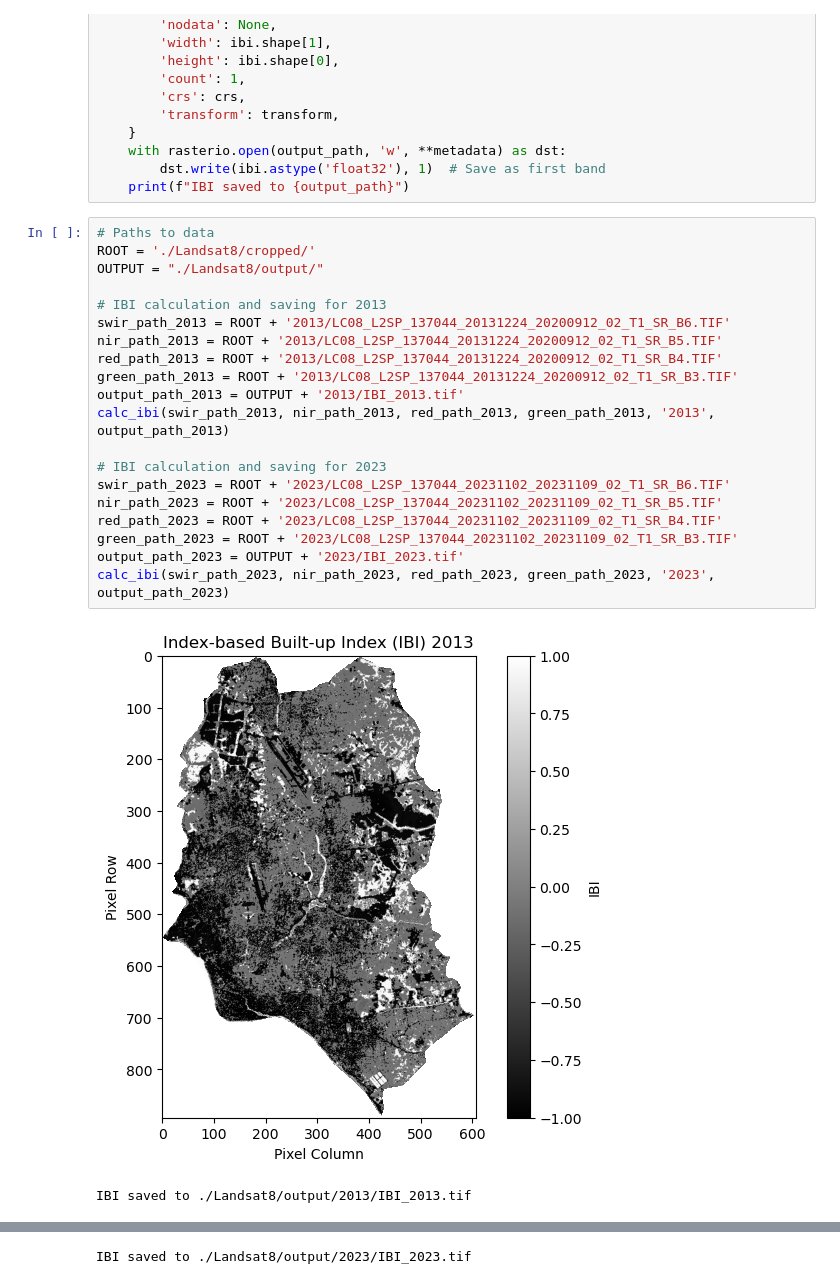
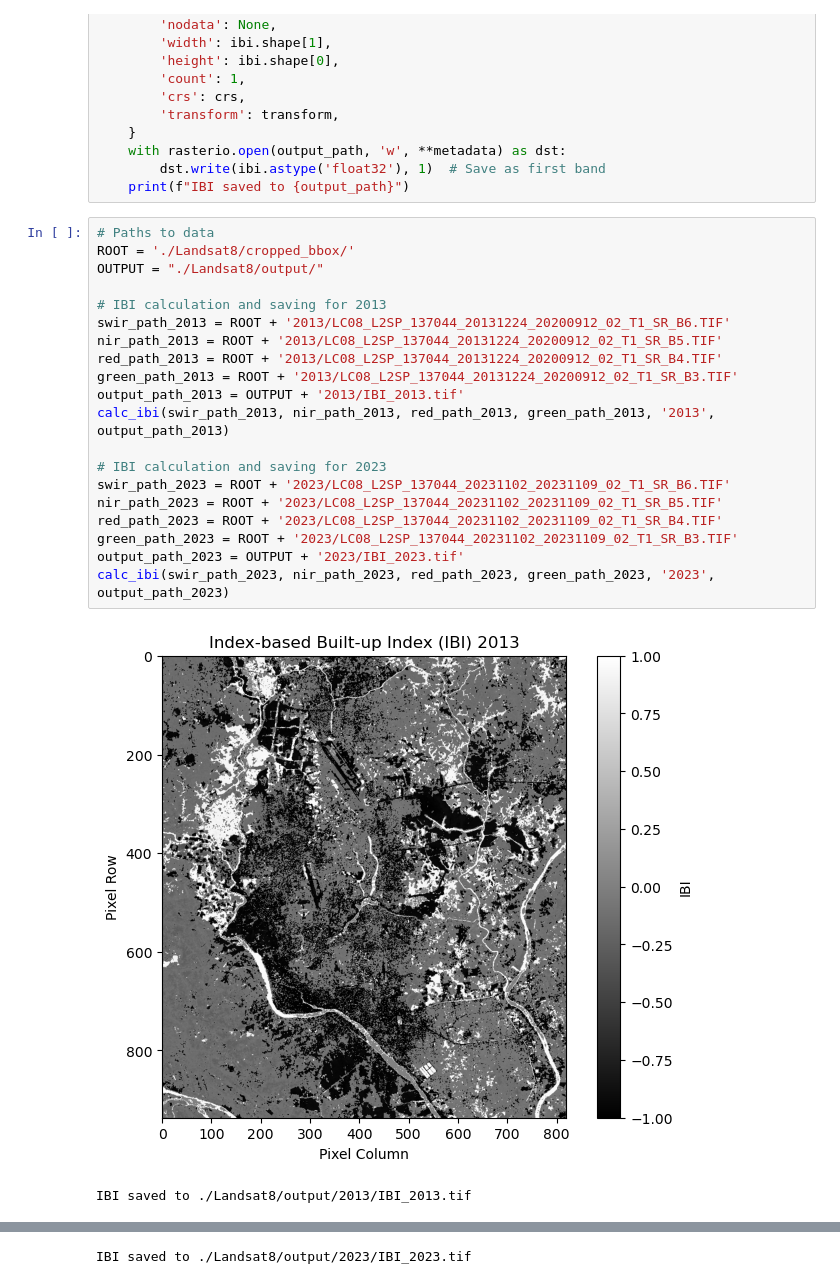
Before and after one commit to Nadim-Mahmud/Urban-Sprawl-Detection, a Jupyter notebook: calculate_ibi.ipynb, the cells around one changed output, grey strips where cells are left out. Saved outputs shown, nothing was run; the diff lists cells and outputs as text.

Commit message:
Cropeed using bbox

```diff
--- a/calculate_ibi.ipynb
+++ b/calculate_ibi.ipynb
@@ -77,24 +77,24 @@ def calc_ibi(swir_path, nir_path, red_path, green_path, year, output_path):
     print(f"IBI saved to {output_path}")
 # %%
 # Paths to data
-ROOT = './Landsat8/cropped/'
+ROOT = './Landsat8/cropped_bbox/'
 OUTPUT = "./Landsat8/output/"
 
 # IBI calculation and saving for 2013
 swir_path_2013 = ROOT + '2013/LC08_L2SP_137044_20131224_20200912_02_T1_SR_B6.TIF'
 nir_path_2013 = ROOT + '2013/LC08_L2SP_137044_20131224_20200912_02_T1_SR_B5.TIF'
 red_path_2013 = ROOT + '2013/LC08_L2SP_137044_20131224_20200912_02_T1_SR_B4.TIF'
 green_path_2013 = ROOT + '2013/LC08_L2SP_137044_20131224_20200912_02_T1_SR_B3.TIF'
 output_path_2013 = OUTPUT + '2013/IBI_2013.tif'
 calc_ibi(swir_path_2013, nir_path_2013, red_path_2013, green_path_2013, '2013', output_path_2013)
 
 # IBI calculation and saving for 2023
 swir_path_2023 = ROOT + '2023/LC08_L2SP_137044_20231102_20231109_02_T1_SR_B6.TIF'
 nir_path_2023 = ROOT + '2023/LC08_L2SP_137044_20231102_20231109_02_T1_SR_B5.TIF'
 red_path_2023 = ROOT + '2023/LC08_L2SP_137044_20231102_20231109_02_T1_SR_B4.TIF'
 green_path_2023 = ROOT + '2023/LC08_L2SP_137044_20231102_20231109_02_T1_SR_B3.TIF'
 output_path_2023 = OUTPUT + '2023/IBI_2023.tif'
 calc_ibi(swir_path_2023, nir_path_2023, red_path_2023, green_path_2023, '2023', output_path_2023)
 # %% [output]
-[figure, old version]
+[figure, new version]
 IBI saved to ./Landsat8/output/2013/IBI_2013.tif
```
Also changed, not shown: parts of 1 cell of this notebook, 8 other files.
